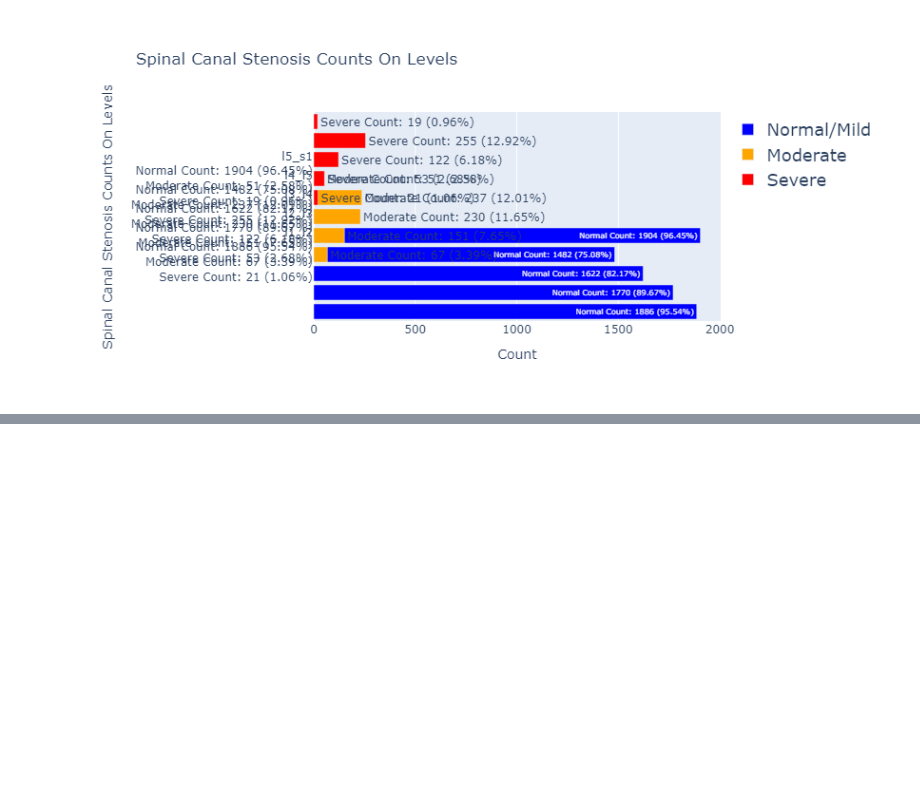
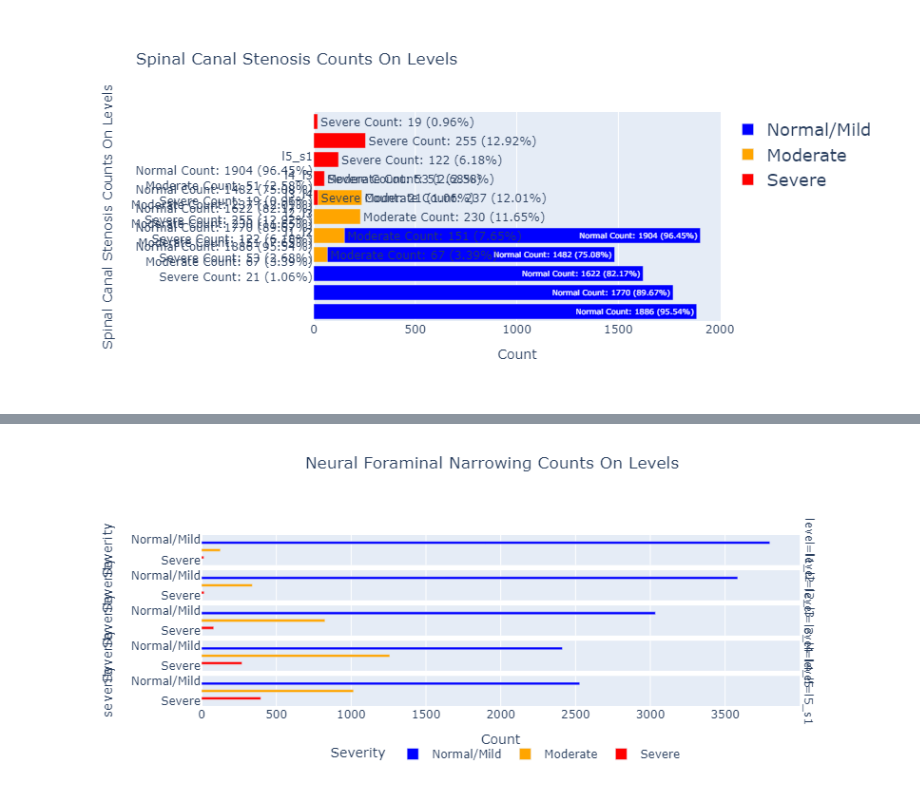
Before and after one commit to heejungdev00/MULICAMPUS_final_team1, a Jupyter notebook: choo/dataEDA.ipynb, the cells around one changed output, grey strips where cells are left out. Drawn from its saved outputs; the diff is of its cells as text; code cells hidden in the pictures; blank space fills up the shorter version.

```diff
--- a/choo/dataEDA.ipynb
+++ b/choo/dataEDA.ipynb
@@ -468,0 +597,3 @@ fig.show()
+# %%
+df_train_neural_foraminal_narrowing_counts = df_train_neural_foraminal_narrowing.groupby('level').value_counts().reset_index()
+df_train_neural_foraminal_narrowing_counts
@@ -468,0 +617,7 @@ fig.show()
+# %%
+df_train_neural_foraminal_narrowing_counts['severity'] = df_train_neural_foraminal_narrowing_counts['neural_foraminal_narrowing'].map({
+    'Normal/Mild': 0,
+    'Moderate': 1,
+    'Severe': 2
+})
+df_train_neural_foraminal_narrowing_counts
@@ -468,0 +641,3 @@ fig.show()
+# %%
+df_train_neural_foraminal_narrowing_counts = df_train_neural_foraminal_narrowing_counts.sort_values(by=['level', 'severity'], ascending=True)
+df_train_neural_foraminal_narrowing_counts
@@ -468,0 +661,3 @@ fig.show()
+# %%
+df_train_neural_foraminal_narrowing_counts['percentage'] = df_train_neural_foraminal_narrowing_counts['count'] / df_train_neural_foraminal_narrowing_counts.groupby('level')['count'].transform('sum') * 100
+df_train_neural_foraminal_narrowing_counts
@@ -468,0 +956,7 @@ fig.show()
+# %%
+visualize_counts(
+    df=df_train_neural_foraminal_narrowing_counts,
+    disease_name='neural_foraminal_narrowing',
+    plotly_title='Neural Foraminal Narrowing Counts On Levels')
+# %% [output]
+[figure, added]
```
Also changed, not shown: parts of 111 cells of this notebook.
